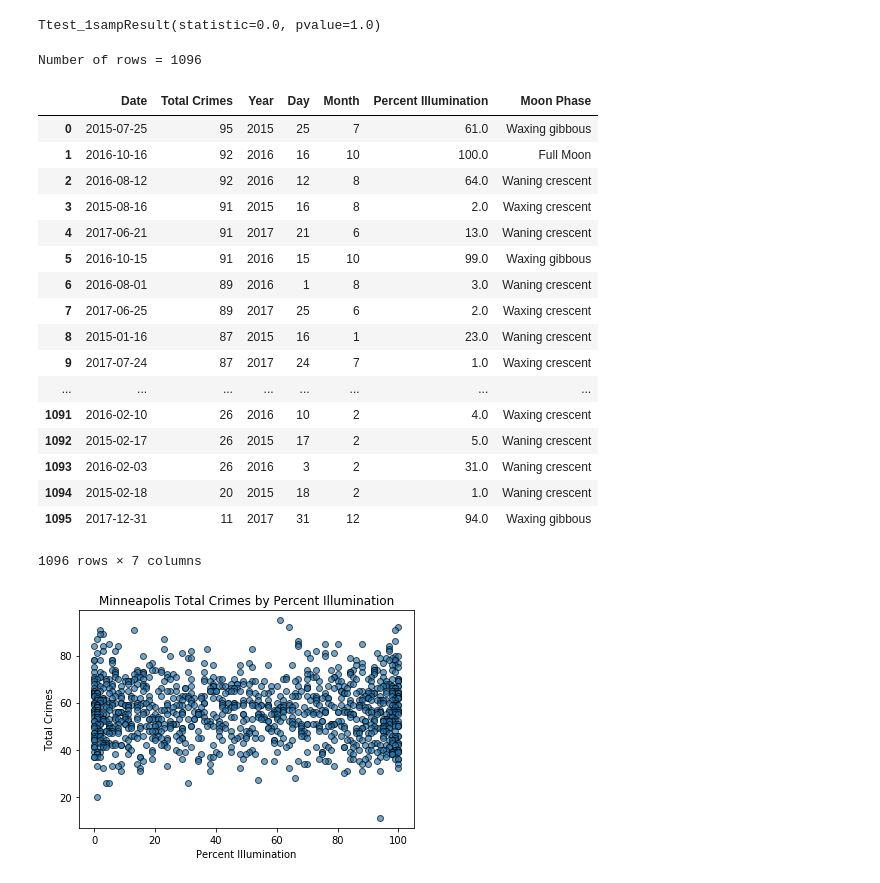
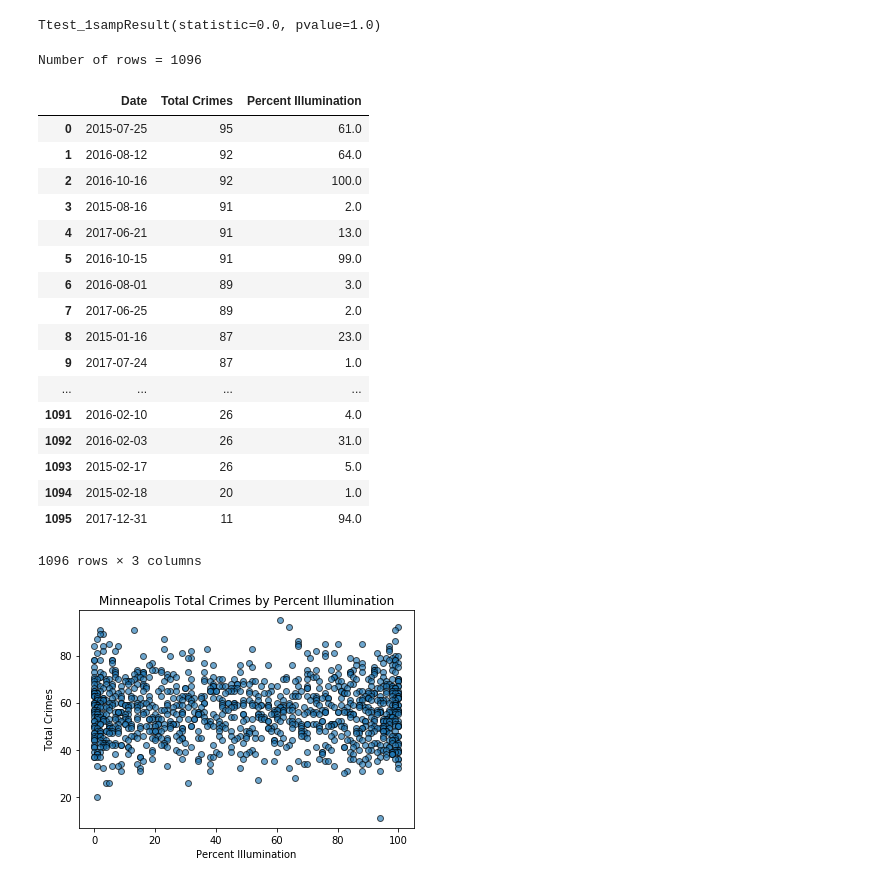
Before and after one commit to knwright/ProgressBar, a Jupyter notebook: Mpls_crime_data_analysis.ipynb, the cells around one changed output. Drawn from its saved outputs; the diff is of its cells as text; code cells hidden in the pictures.

```diff
--- a/Mpls_crime_data_analysis.ipynb
+++ b/Mpls_crime_data_analysis.ipynb
@@ -363,30 +363,31 @@ Ttest_1sampResult(statistic=0.0, pvalue=1.0)
 # %%
 # Create a daily data frame for total crimes including moon data
 mpls_daily_crime_by_moon = pd.merge(mpls_crime_total_rename, moon_data, how="left", on = 'Date')
 mpls_daily_crime_by_moon['Percent Illumination'] = mpls_daily_crime_by_moon['Percent Illumination'].str.rstrip('%').astype('float')
 print(f"Number of rows = {len(mpls_daily_crime_by_moon)}")
+mpls_daily_crime_by_moon = mpls_daily_crime_by_moon.drop(['Year', 'Month', 'Day', 'Moon Phase'], axis = 1)
 
 mpls_daily_crime_by_moon
 # %% [output]
 Number of rows = 1096
-|  | Date | Total Crimes | Year | Day | Month | Percent Illumination | Moon Phase |
-| 0 | 2015-07-25 | 95 | 2015 | 25 | 7 | 61.0 | Waxing gibbous |
-| 1 | 2016-10-16 | 92 | 2016 | 16 | 10 | 100.0 | Full Moon |
-| 2 | 2016-08-12 | 92 | 2016 | 12 | 8 | 64.0 | Waning crescent |
-| 3 | 2015-08-16 | 91 | 2015 | 16 | 8 | 2.0 | Waxing crescent |
-| 4 | 2017-06-21 | 91 | 2017 | 21 | 6 | 13.0 | Waning crescent |
-| 5 | 2016-10-15 | 91 | 2016 | 15 | 10 | 99.0 | Waxing gibbous |
-| 6 | 2016-08-01 | 89 | 2016 | 1 | 8 | 3.0 | Waning crescent |
-| 7 | 2017-06-25 | 89 | 2017 | 25 | 6 | 2.0 | Waxing crescent |
-| 8 | 2015-01-16 | 87 | 2015 | 16 | 1 | 23.0 | Waning crescent |
-| 9 | 2017-07-24 | 87 | 2017 | 24 | 7 | 1.0 | Waxing crescent |
-| ... | ... | ... | ... | ... | ... | ... | ... |
-| 1091 | 2016-02-10 | 26 | 2016 | 10 | 2 | 4.0 | Waxing crescent |
-| 1092 | 2015-02-17 | 26 | 2015 | 17 | 2 | 5.0 | Waning crescent |
-| 1093 | 2016-02-03 | 26 | 2016 | 3 | 2 | 31.0 | Waning crescent |
-| 1094 | 2015-02-18 | 20 | 2015 | 18 | 2 | 1.0 | Waning crescent |
-| 1095 | 2017-12-31 | 11 | 2017 | 31 | 12 | 94.0 | Waxing gibbous |
+|  | Date | Total Crimes | Percent Illumination |
+| 0 | 2015-07-25 | 95 | 61.0 |
+| 1 | 2016-08-12 | 92 | 64.0 |
+| 2 | 2016-10-16 | 92 | 100.0 |
+| 3 | 2015-08-16 | 91 | 2.0 |
+| 4 | 2017-06-21 | 91 | 13.0 |
+| 5 | 2016-10-15 | 91 | 99.0 |
+| 6 | 2016-08-01 | 89 | 3.0 |
+| 7 | 2017-06-25 | 89 | 2.0 |
+| 8 | 2015-01-16 | 87 | 23.0 |
+| 9 | 2017-07-24 | 87 | 1.0 |
+| ... | ... | ... | ... |
+| 1091 | 2016-02-10 | 26 | 4.0 |
+| 1092 | 2016-02-03 | 26 | 31.0 |
+| 1093 | 2015-02-17 | 26 | 5.0 |
+| 1094 | 2015-02-18 | 20 | 1.0 |
+| 1095 | 2017-12-31 | 11 | 94.0 |
-1096 rows × 7 columns
+1096 rows × 3 columns
 # %%
 # Scatter plots for total crimes by percent illumination
 plt.scatter(mpls_daily_crime_by_moon['Percent Illumination'], mpls_daily_crime_by_moon['Total Crimes'],
```
Also changed, not shown: parts of 4 cells of this notebook.
